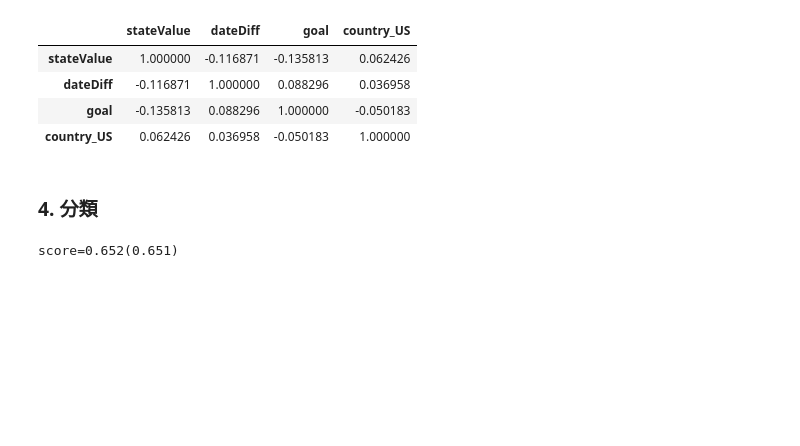
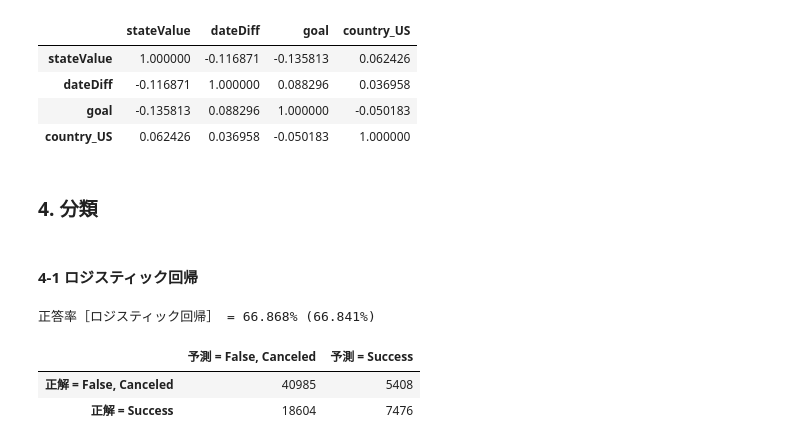
Before and after one commit to hasegama/Kickstarter, a Jupyter notebook: Day3_work.ipynb, the cells around one changed output. Drawn from its saved outputs; the diff is of its cells as text; code cells hidden in the pictures; blank space fills up the shorter version.

```diff
--- a/Day3_work.ipynb
+++ b/Day3_work.ipynb
@@ -288,13 +250,29 @@ df_dataset[df_dataset.columns[:4]].corr()
+# %% [markdown]
+#### 4-1 ロジスティック回帰
 # %%
 y = df_dataset["stateValue"].values
 X = df_dataset.drop("stateValue", axis=1).values
 
 test_size = 0.2        # 全データのうち、何%をテストデータにするか（今回は20%に設定）
 X_train, X_test, y_train, y_test = train_test_split(X, y, test_size=test_size, random_state=1234) # ホールドアウト法を実行（テストデータはランダム選択）
-
-clf = DecisionTreeClassifier(criterion="gini", max_depth=2, min_samples_split=0.1, min_samples_leaf=3, random_state=1234)
-# max_depth:6まで
-clf = clf.fit(X_train, y_train)
-print("score={:.3f}({:.3f})".format(clf.score(X_test, y_test), clf.score(X_train, y_train)))
+X_train, X_val, y_train, y_val = train_test_split(X_train, y_train, test_size=test_size, random_state=1234) # ホールドアウト法を実行（調整用データはランダム選択）
-# %% [output]
-score=0.652(0.651)
+# %%
+# 学習用データを使ってロジスティック回帰モデルを学習
+clf = SGDClassifier(loss='log', penalty='none', max_iter=10000, fit_intercept=True, random_state=1234, tol=1e-3)
+clf.fit(X_train, y_train)
+
+# 正答率を表示（カッコ内は訓練時の正答率）
+print('正答率［ロジスティック回帰］ = {:.3f}% ({:.3f}%)'.format(clf.score(X_test, y_test)*100, clf.score(X_train, y_train)*100))
+
+# テストデータに対する予測を実行（比較用に訓練データに対する予測も行う）
+y_est = clf.predict(X_test)
+# テストデータに対する予測と正解のクロス集計
+conf_mat = pd.DataFrame(confusion_matrix(y_test, y_est),
+                        index=['正解 = False, Canceled', '正解 = Success'],
+                        columns=['予測 = False, Canceled', '予測 = Success'])
+display(conf_mat)
+# %% [output]
+正答率［ロジスティック回帰］ = 66.868% (66.841%)
+|  | 予測 = False, Canceled | 予測 = Success |
+| 正解 = False, Canceled | 40985 | 5408 |
+| 正解 = Success | 18604 | 7476 |
```
Also changed, not shown: parts of 15 cells of this notebook.
